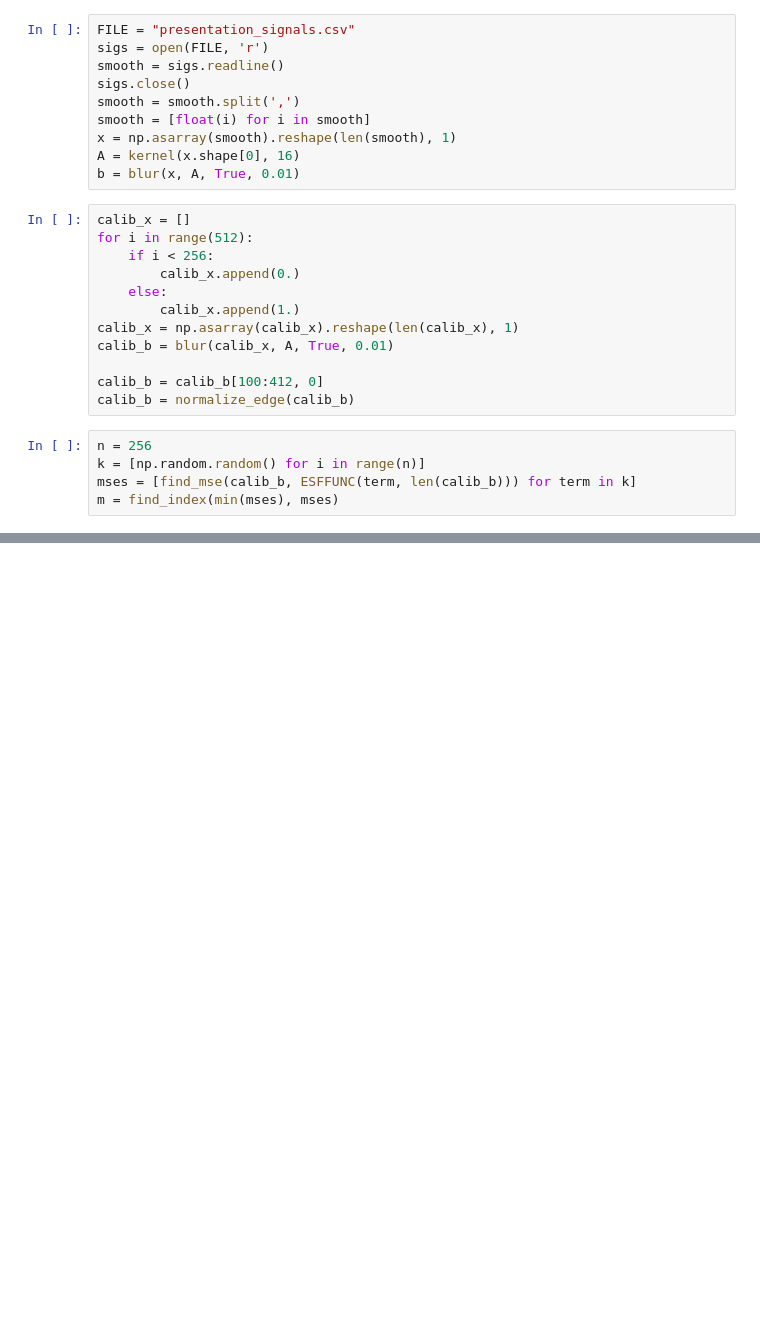
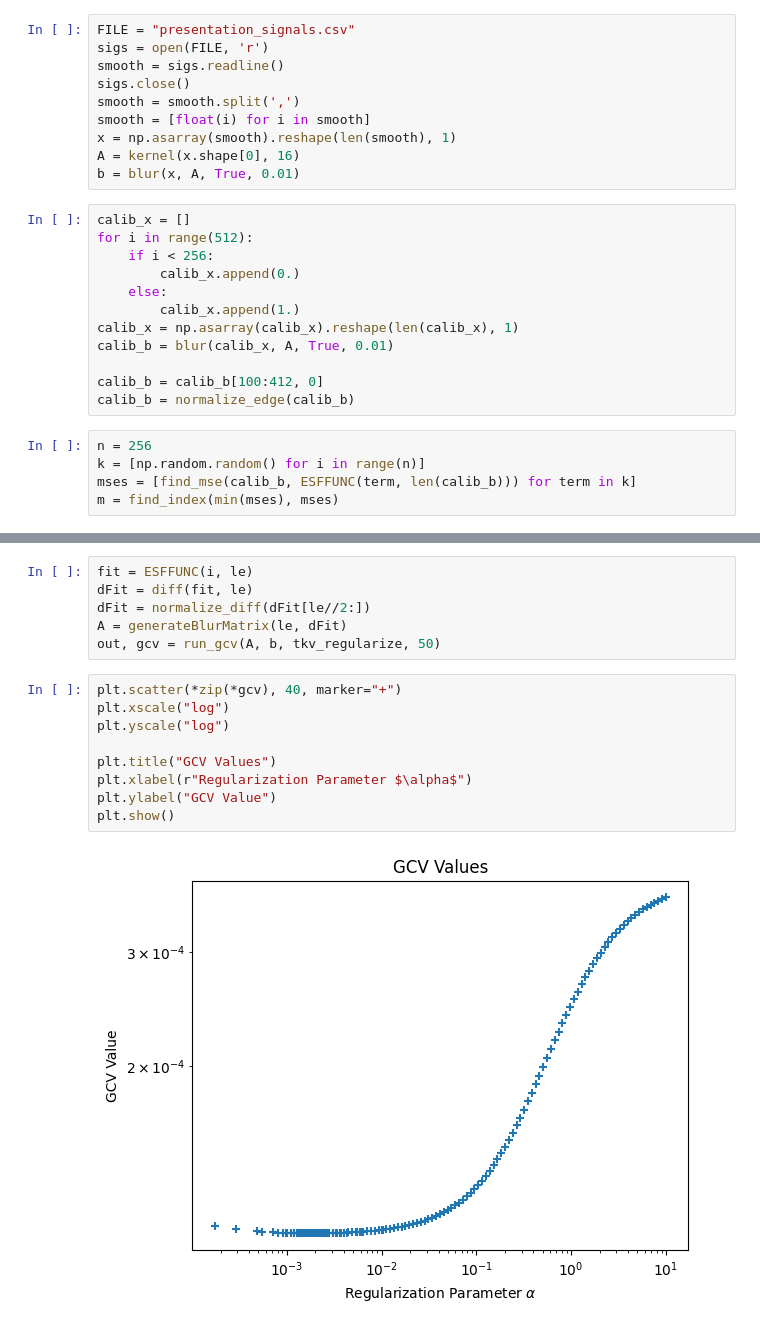
Before and after one commit to tpasfieldERAU/REU_Deblur, a Jupyter notebook: test_notebooks/tkv_error.ipynb, the cells around one changed output, grey strips where cells are left out. Cells and saved outputs as stored; diff of their text form; blank space fills up the shorter version.

```diff
--- a/test_notebooks/tkv_error.ipynb
+++ b/test_notebooks/tkv_error.ipynb
@@ -127,0 +135,17 @@ KeyboardInterrupt:
+# %%
+fit = ESFFUNC(i, le)
+dFit = diff(fit, le)
+dFit = normalize_diff(dFit[le//2:])
+A = generateBlurMatrix(le, dFit)
+out, gcv = run_gcv(A, b, tkv_regularize, 50)
+# %%
+plt.scatter(*zip(*gcv), 40, marker="+")
+plt.xscale("log")
+plt.yscale("log")
+
+plt.title("GCV Values")
+plt.xlabel(r"Regularization Parameter $\alpha$")
+plt.ylabel("GCV Value")
+plt.show()
+# %% [output]
+[figure, added]
```
Also changed, not shown: parts of 8 cells of this notebook, 4 other files.
